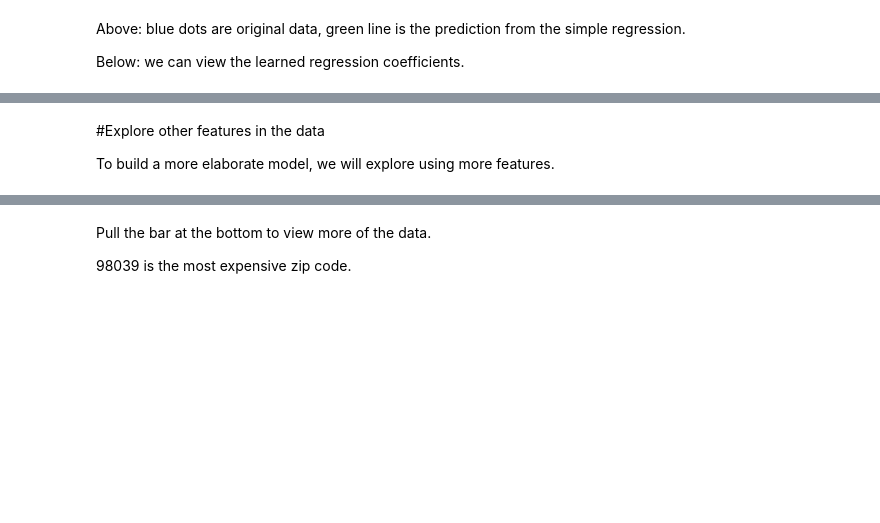
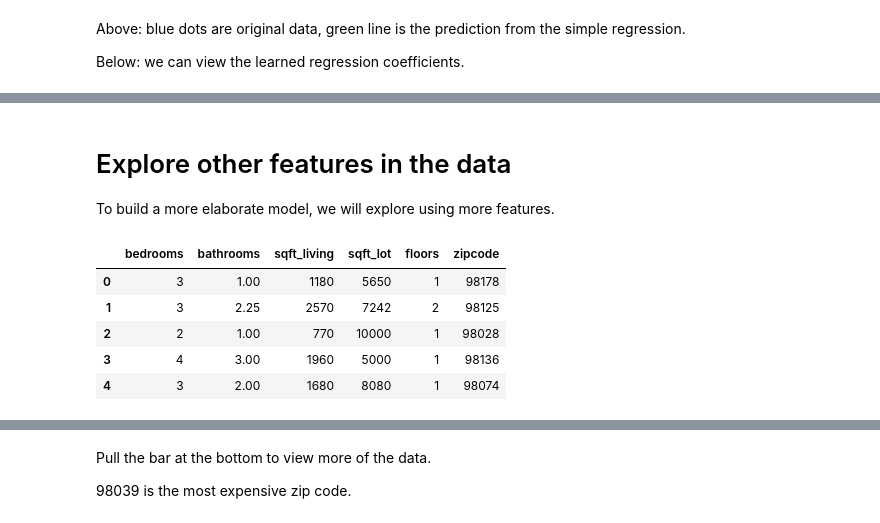
Before and after one commit to chauhraj/mooc, a Jupyter notebook: ml-foundations/week2/Predicting house prices - Scikit.ipynb, the cells around one changed output, grey strips where cells are left out. Saved outputs shown, nothing was run; the diff lists cells and outputs as text; code cells hidden in the pictures; blank space fills up the shorter version.

```diff
--- a/ml-foundations/week2/Predicting house prices - Scikit.ipynb
+++ b/ml-foundations/week2/Predicting house prices - Scikit.ipynb
@@ -90,5 +127,5 @@ sqft_model.get('coefficients')
 # %% [markdown]
-#Explore other features in the data
+# Explore other features in the data
 
 To build a more elaborate model, we will explore using more features.
 # %%
@@ -99,0 +133,11 @@ sales.show(view='BoxWhisker Plot', x='zipcode', y='price')
+# %%
+X = sales[my_features]
+# %%
+X.head()
+# %% [output]
+|  | bedrooms | bathrooms | sqft_living | sqft_lot | floors | zipcode |
+| 0 | 3 | 1.00 | 1180 | 5650 | 1 | 98178 |
+| 1 | 3 | 2.25 | 2570 | 7242 | 2 | 98125 |
+| 2 | 2 | 1.00 | 770 | 10000 | 1 | 98028 |
+| 3 | 4 | 3.00 | 1960 | 5000 | 1 | 98136 |
+| 4 | 3 | 2.00 | 1680 | 8080 | 1 | 98074 |
```
Also changed, not shown: parts of 46 cells of this notebook, 12 other files.
